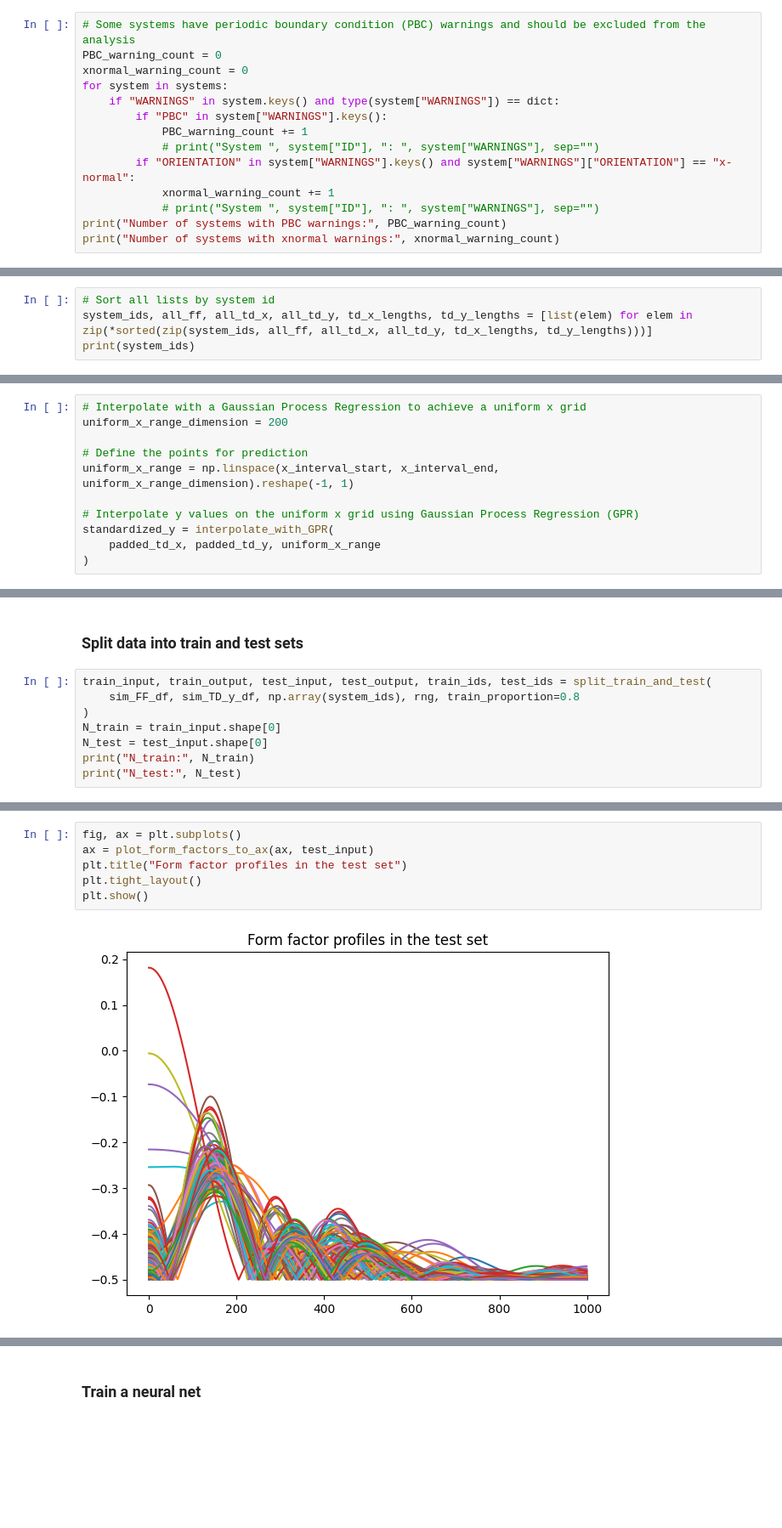
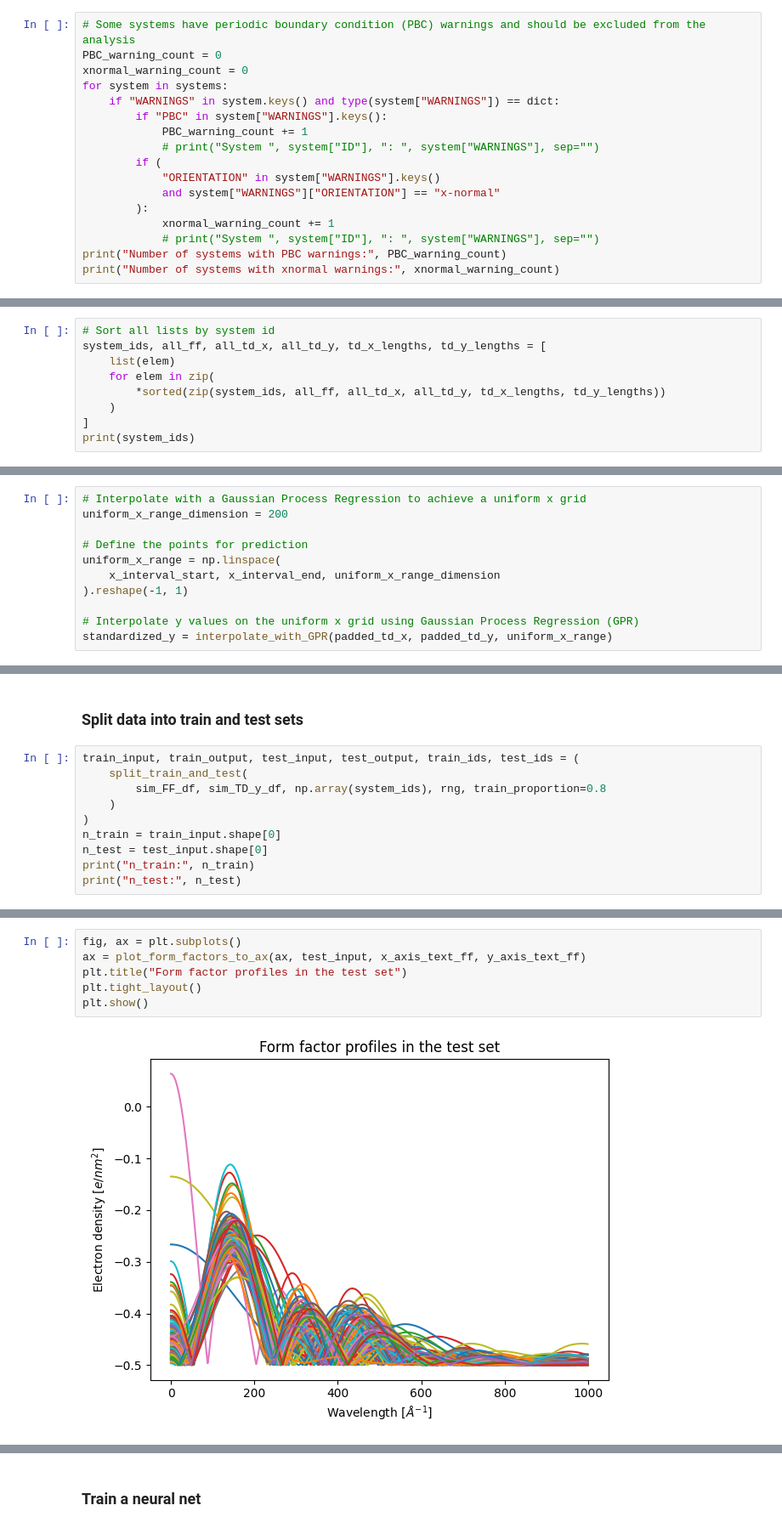
Before and after one commit to Simula-Consulting/NMRlipids, a Jupyter notebook: FormFactor_to_TotalDensity_model_training_walkthrough.ipynb, the cells around one changed output, grey strips where cells are left out. Shown at 85% size. Cells and saved outputs as stored; diff of their text form; blank space fills up the shorter version.

Commit message:
Plot errors

```diff
--- a/FormFactor_to_TotalDensity_model_training_walkthrough.ipynb
+++ b/FormFactor_to_TotalDensity_model_training_walkthrough.ipynb
@@ -69,7 +69,10 @@ for system in systems:
         if "PBC" in system["WARNINGS"].keys():
             PBC_warning_count += 1
             # print("System ", system["ID"], ": ", system["WARNINGS"], sep="")
-        if "ORIENTATION" in system["WARNINGS"].keys() and system["WARNINGS"]["ORIENTATION"] == "x-normal":
+        if (
+            "ORIENTATION" in system["WARNINGS"].keys()
+            and system["WARNINGS"]["ORIENTATION"] == "x-normal"
+        ):
             xnormal_warning_count += 1
             # print("System ", system["ID"], ": ", system["WARNINGS"], sep="")
 print("Number of systems with PBC warnings:", PBC_warning_count)
@@ -126,7 +136,12 @@ print("Number of form factor and total density pairs:", N_experiments)
 Number of form factor and total density pairs: 774
 # %%
 # Sort all lists by system id
-system_ids, all_ff, all_td_x, all_td_y, td_x_lengths, td_y_lengths = [list(elem) for elem in zip(*sorted(zip(system_ids, all_ff, all_td_x, all_td_y, td_x_lengths, td_y_lengths)))]
+system_ids, all_ff, all_td_x, all_td_y, td_x_lengths, td_y_lengths = [
+    list(elem)
+    for elem in zip(
+        *sorted(zip(system_ids, all_ff, all_td_x, all_td_y, td_x_lengths, td_y_lengths))
+    )
+]
 print(system_ids)
 # %% [output]
 [2, 3, 4, 5, 6, 7, 8, 9, 10, 11, 12, 13, 14, 15, 16, 17, 18, 19, 20, 21, 22, 23, 24, 25, 26, 27, 30, 32, 33, 34, 35, 36, 37, 38, 39, 40, 41, 42, 43, 44, 45, 46, 47, 48, 49, 50, 51, 52, 53, 54, 55, 56, ...
@@ -281,12 +307,12 @@ A Gaussian Process Regression is used to interpolate (predict values between poi
 uniform_x_range_dimension = 200
 
 # Define the points for prediction
-uniform_x_range = np.linspace(x_interval_start, x_interval_end, uniform_x_range_dimension).reshape(-1, 1)
+uniform_x_range = np.linspace(
+    x_interval_start, x_interval_end, uniform_x_range_dimension
+).reshape(-1, 1)
 
 # Interpolate y values on the uniform x grid using Gaussian Process Regression (GPR)
-standardized_y = interpolate_with_GPR(
-    padded_td_x, padded_td_y, uniform_x_range
-)
+standardized_y = interpolate_with_GPR(padded_td_x, padded_td_y, uniform_x_range)
 # %% [markdown]
 Gather form factors and total densities in data frames.
 # %%
@@ -349,11 +375,13 @@ plt.show()
 # %% [markdown]
 ### Split data into train and test sets
 # %%
-train_input, train_output, test_input, test_output, train_ids, test_ids = split_train_and_test(
-    sim_FF_df, sim_TD_y_df, np.array(system_ids), rng, train_proportion=0.8
+train_input, train_output, test_input, test_output, train_ids, test_ids = (
+    split_train_and_test(
+        sim_FF_df, sim_TD_y_df, np.array(system_ids), rng, train_proportion=0.8
+    )
 )
-N_train = train_input.shape[0]
-N_test = test_input.shape[0]
-print("N_train:", N_train)
-print("N_test:", N_test)
+n_train = train_input.shape[0]
+n_test = test_input.shape[0]
+print("n_train:", n_train)
+print("n_test:", n_test)
 # %% [output]
@@ -414,11 +448,11 @@ plt.show()
 # %%
 fig, ax = plt.subplots()
-ax = plot_form_factors_to_ax(ax, test_input)
+ax = plot_form_factors_to_ax(ax, test_input, x_axis_text_ff, y_axis_text_ff)
 plt.title("Form factor profiles in the test set")
 plt.tight_layout()
 plt.show()
 # %% [output]
-[figure, old version]
+[figure, new version]
 # %%
 # Plot total density profiles on uniform x grid
 fig, ax = plt.subplots()
```
Also changed, not shown: parts of 28 cells of this notebook, 1 other file.
